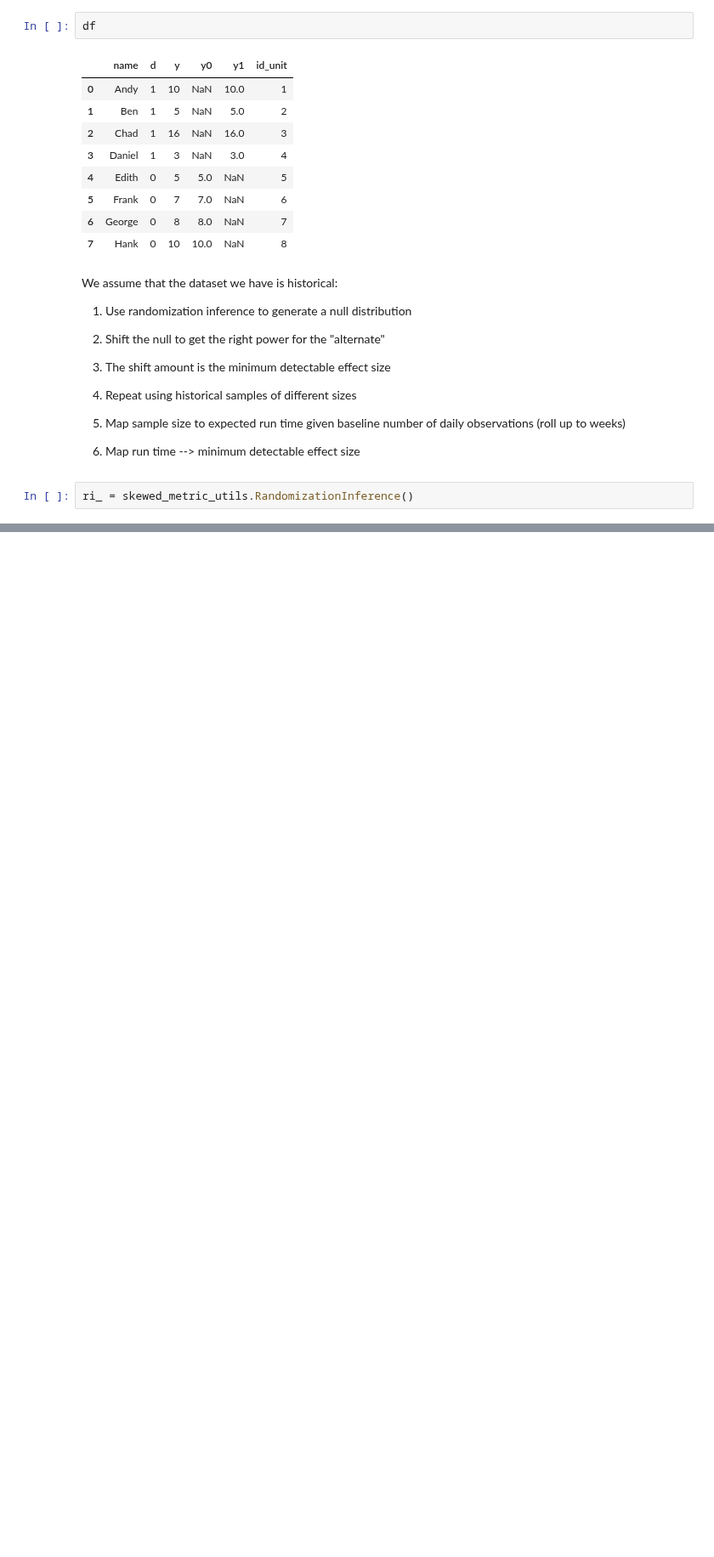
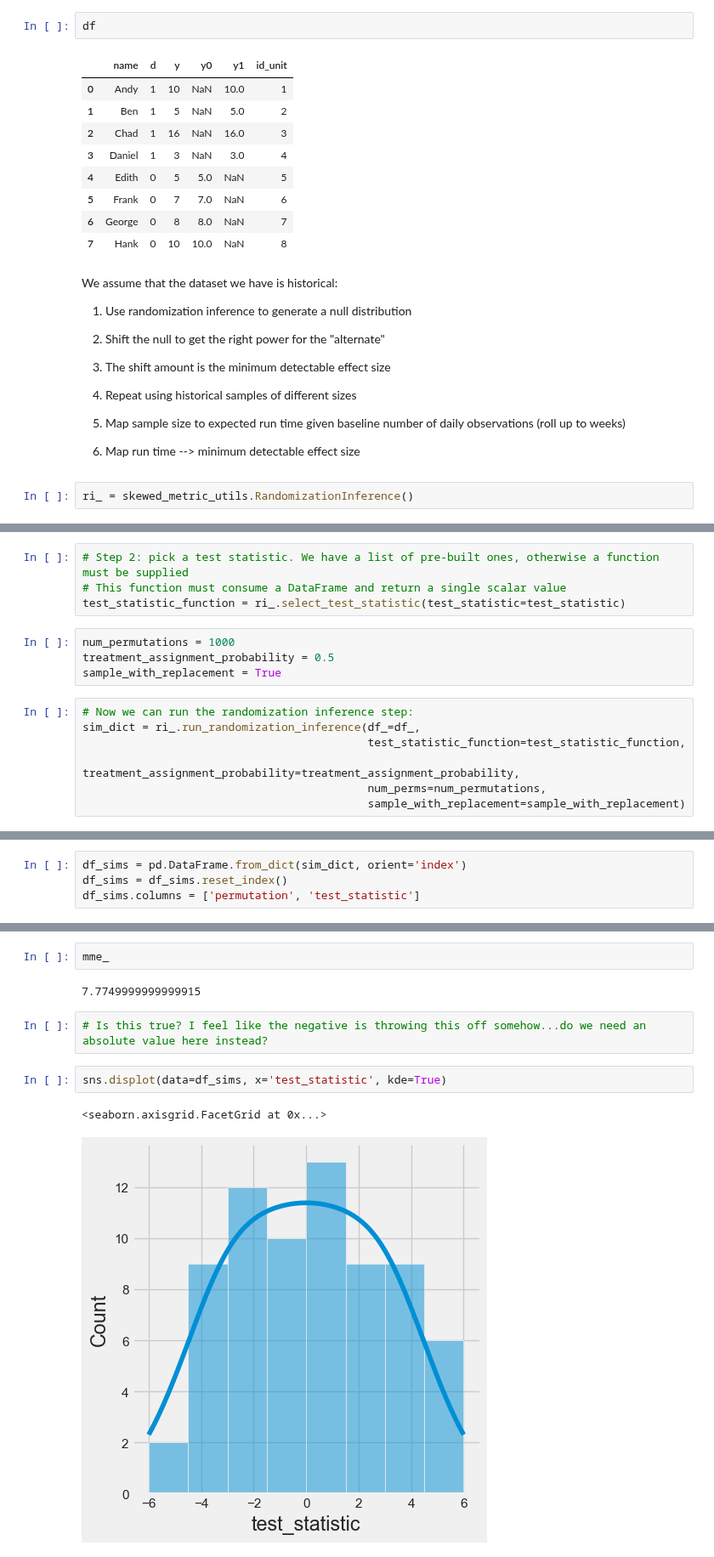
Before and after one commit to dokeeffe87/stats_utils, a Jupyter notebook: notebooks/scratch_work/dev_ri_power_calc.ipynb, the cells around one changed output, grey strips where cells are left out. Shown at 85% size. Saved outputs shown, nothing was run; the diff lists cells and outputs as text; blank space fills up the shorter version.

Commit message:
scratch work with implementation of power calculation. Still needs to be tested and cleaned up

```diff
--- a/notebooks/scratch_work/dev_ri_power_calc.ipynb
+++ b/notebooks/scratch_work/dev_ri_power_calc.ipynb
@@ -66,0 +80,15 @@ ri_ = skewed_metric_utils.RandomizationInference()
+# %%
+# Step 2: pick a test statistic. We have a list of pre-built ones, otherwise a function must be supplied
+# This function must consume a DataFrame and return a single scalar value
+test_statistic_function = ri_.select_test_statistic(test_statistic=test_statistic)
+# %%
+num_permutations = 1000
+treatment_assignment_probability = 0.5
+sample_with_replacement = True
+# %%
+# Now we can run the randomization inference step:
+sim_dict = ri_.run_randomization_inference(df_=df_,
+                                           test_statistic_function=test_statistic_function,
+                                           treatment_assignment_probability=treatment_assignment_probability,
+                                           num_perms=num_permutations,
+                                           sample_with_replacement=sample_with_replacement)
@@ -66,0 +97,4 @@ ri_ = skewed_metric_utils.RandomizationInference()
+# %%
+df_sims = pd.DataFrame.from_dict(sim_dict, orient='index')
+df_sims = df_sims.reset_index()
+df_sims.columns = ['permutation', 'test_statistic']
@@ -66,0 +151,11 @@ ri_ = skewed_metric_utils.RandomizationInference()
+# %%
+mme_
+# %% [output]
+7.7749999999999915
+# %%
+# Is this true? I feel like the negative is throwing this off somehow...do we need an absolute value here instead?
+# %%
+sns.displot(data=df_sims, x='test_statistic', kde=True)
+# %% [output]
+<seaborn.axisgrid.FacetGrid at 0x...>
+[figure, added]
```
Also changed, not shown: parts of 45 cells of this notebook, 2 other files.
